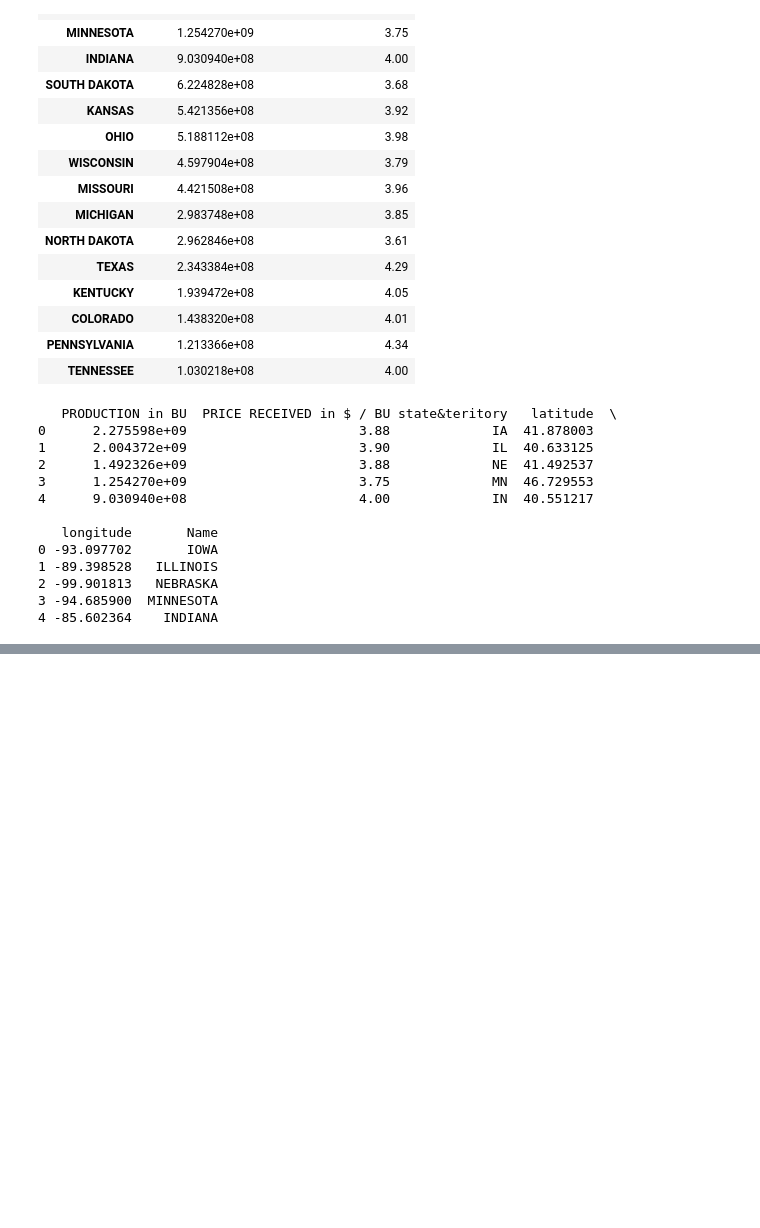
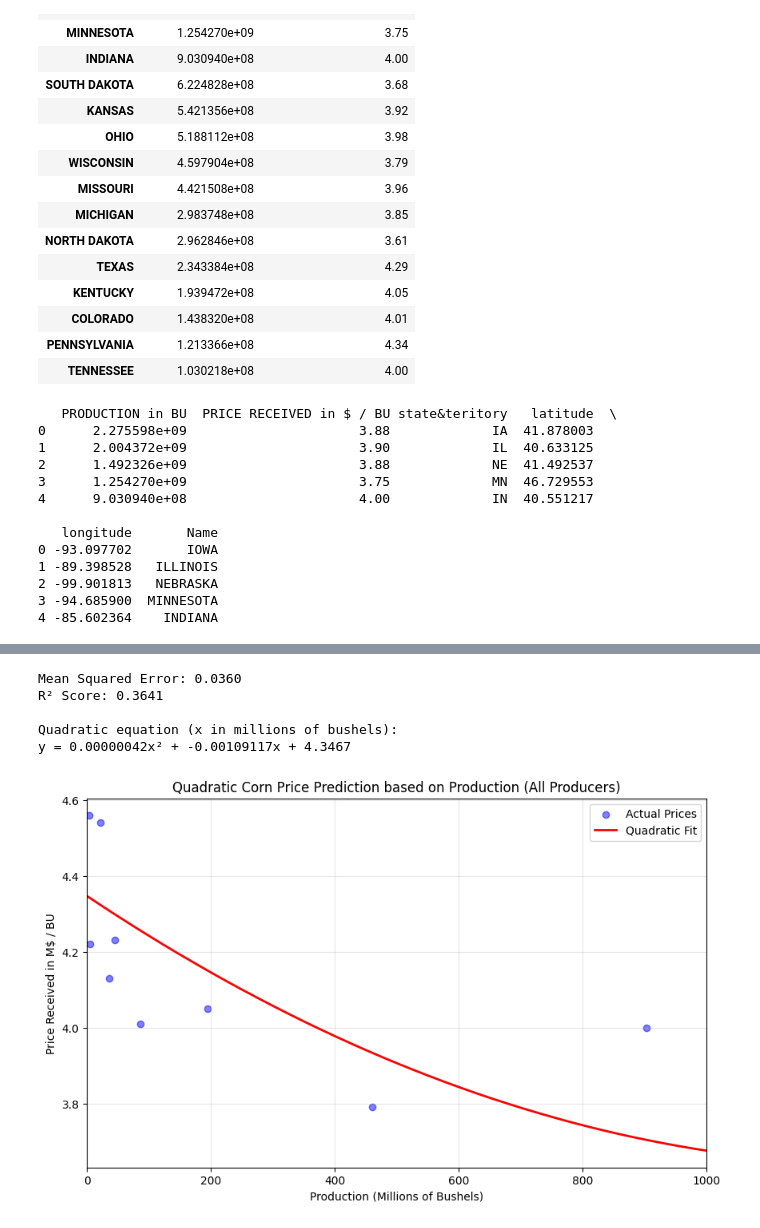
Before and after one commit to mkowa2/Data_Bandits_CS418, a Jupyter notebook: src/crop.ipynb, the cells around one changed output, grey strips where cells are left out. Cells and saved outputs as stored; diff of their text form; code cells hidden in the pictures; blank space fills up the shorter version.

Commit message:
added prediction + NN model

```diff
--- a/src/crop.ipynb
+++ b/src/crop.ipynb
@@ -7,7 +7,7 @@ import folium
 from branca.colormap import LinearColormap
 # %%
 # Read the crop.csv file into a DataFrame
-colab = False
+colab = True
 
 if colab:
     from google.colab import drive
@@ -230,3 +250,81 @@ colormap.add_to(m)
 m
 # %% [output]
 [interactive output not drawn]
+# %%
+# Import required libraries
+import matplotlib.pyplot as plt
+from sklearn.model_selection import train_test_split
+from sklearn.metrics import mean_squared_error, r2_score
+import numpy as np
+from scipy.optimize import curve_fit
+
+# Prepare the data from location_averages (all producers)
+clean_data = location_averages.dropna()
+
+# Scale down X values to millions
+X = clean_data['PRODUCTION in BU'].values / 1_000_000  # Convert to millions of bushels
+y = clean_data['PRICE RECEIVED in $ / BU'].values
+
+# Split the data
+X_train, X_test, y_train, y_test = train_test_split(X, y, test_size=0.2, random_state=42)
+
+# Define quadratic function
+def quadratic(x, a, b, c):
+    return a * x**2 + b * x + c
+
+# Fit using curve_fit with multiple initial guesses
+best_fit = None
+best_score = float('-inf')
+initial_guesses = [
+    [0.001, -0.1, 5],
+    [-0.001, 0.1, 3],
+    [0.0001, -0.01, 4],
+    [-0.0001, 0.01, 4]
+]
+
+for guess in initial_guesses:
+    try:
+        popt, _ = curve_fit(quadratic, X_train, y_train, p0=guess)
+        y_pred = quadratic(X_test, *popt)
+        score = r2_score(y_test, y_pred)
+
+        if score > best_score:
+            best_score = score
+            best_fit = popt
+    except:
+        continue
+
+a, b, c = best_fit
+
+# Make predictions
+y_pred = quadratic(X_test, a, b, c)
+
+# Print metrics
+print(f'Mean Squared Error: {mean_squared_error(y_test, y_pred):.4f}')
+print(f'R² Score: {r2_score(y_test, y_pred):.4f}')
+print(f'\nQuadratic equation (x in millions of bushels):')
+print(f'y = {a:.8f}x² + {b:.8f}x + {c:.4f}')
+
+# Plot
+plt.figure(figsize=(10, 6))
+plt.scatter(X_test, y_test, color='blue', label='Actual Prices', alpha=0.5)
+
+# Create smooth curve for plotting (cropped at 1000)
+X_smooth = np.linspace(0, 1000, 200)
+y_smooth = quadratic(X_smooth, a, b, c)
+
+plt.plot(X_smooth, y_smooth, color='red', label='Quadratic Fit', linewidth=2)
+plt.xlabel('Production (Millions of Bushels)')
+plt.ylabel('Price Received in M$ / BU')
+plt.title('Quadratic Corn Price Prediction based on Production (All Producers)')
+plt.legend()
+plt.grid(True, alpha=0.3)
+plt.xlim(0, 1000)  # Set x-axis limits
+plt.show()
+# %% [output]
+Mean Squared Error: 0.0360
+R² Score: 0.3641
+
+Quadratic equation (x in millions of bushels):
+y = 0.00000042x² + -0.00109117x + 4.3467
+[figure, added]
```
Also changed, not shown: parts of 4 cells of this notebook.
